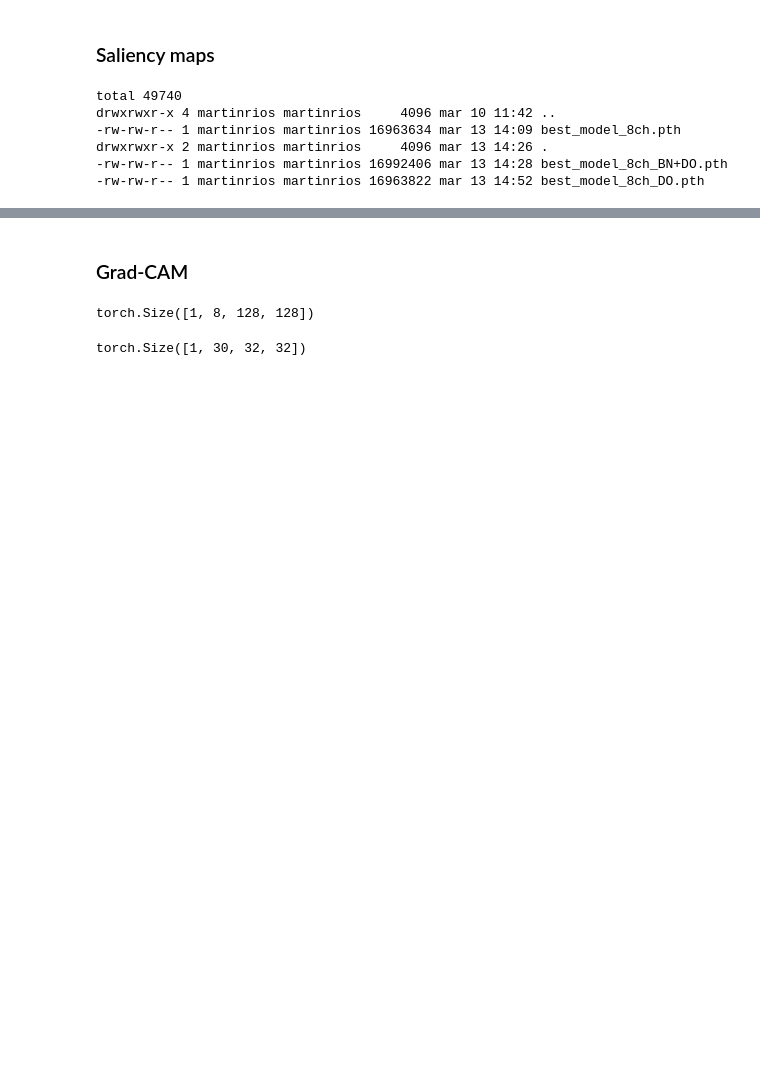
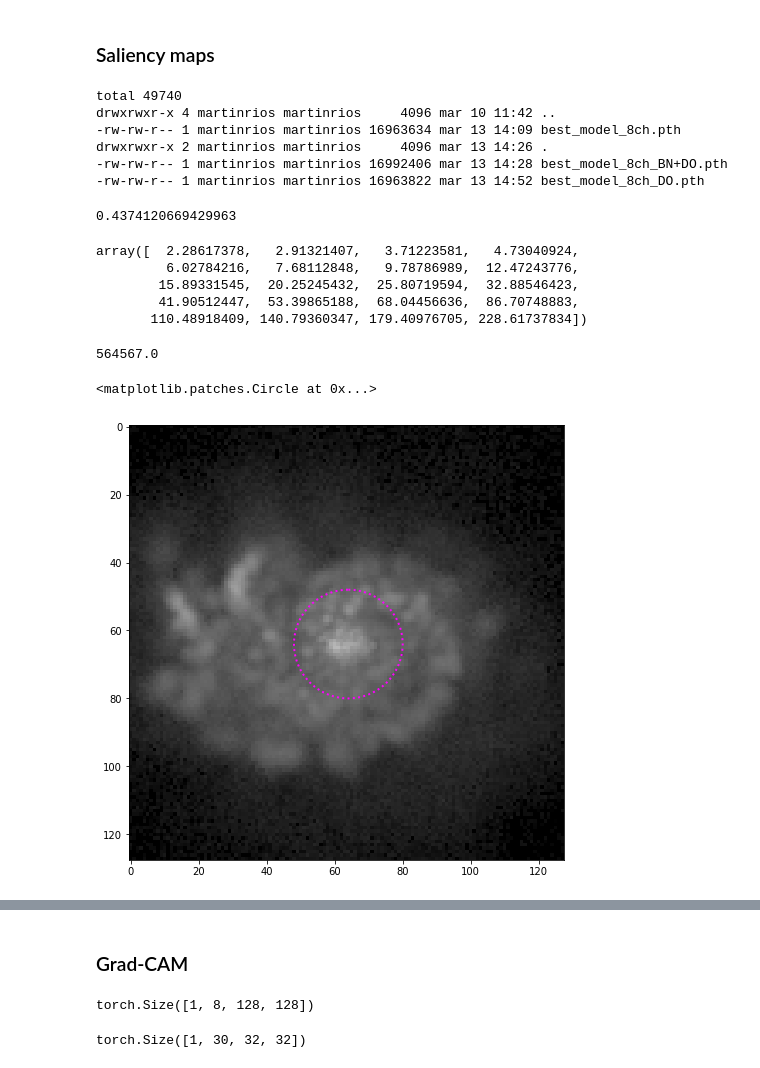
Before and after one commit to Martindelosrios/MaDaMe, a Jupyter notebook: codes/CNNs.ipynb, the cells around one changed output, grey strips where cells are left out. Saved outputs shown, nothing was run; the diff lists cells and outputs as text; code cells hidden in the pictures; blank space fills up the shorter version.

```diff
--- a/codes/CNNs.ipynb
+++ b/codes/CNNs.ipynb
@@ -969,3 +1010,32 @@ images, _ = next(iter(test_loader))
+# %%
+pix_size_rad * properties[test_ind[nimg],17] * 1e3 # pixel physical size at distance
+# %% [output]
+0.4374120669429963
+# %%
+R_bins / (properties[test_ind[nimg],17] * 1e3) / pix_size_rad
+# %% [output]
+array([  2.28617378,   2.91321407,   3.71223581,   4.73040924,
+         6.02784216,   7.68112848,   9.78786989,  12.47243776,
+        15.89331545,  20.25245432,  25.80719594,  32.88546423,
+        41.90512447,  53.39865188,  68.04456636,  86.70748883,
+       110.48918409, 140.79360347, 179.40976705, 228.61737834])
+# %%
+properties[test_ind[nimg],0]
+# %% [output]
+564567.0
+# %%
+image_name = glob.glob(os.path.join('../data/TNGgalaxies_28_02/' + str(int(properties[test_ind[nimg],0])), 'galaxy_D_*_SDSS_G*.png'))
+# %%
+image = plt.imread(image_name[0])
+fig, ax = plt.subplots(1,1, figsize = (8,8))
+
+ax.imshow(image)
+circulo = patches.Circle((64,64,), int(properties[test_ind[nimg],13] / (properties[test_ind[nimg],17] * 1e3) / pix_size_rad),
+                         edgecolor='magenta', facecolor='none', linewidth=2, linestyle = ':')
+ax.add_patch(circulo)
+# %% [output]
+<matplotlib.patches.Circle at 0x...>
+[figure, added]
 # %%
 nimg = 1
 ch = 0
```
Also changed, not shown: parts of 16 cells of this notebook.
